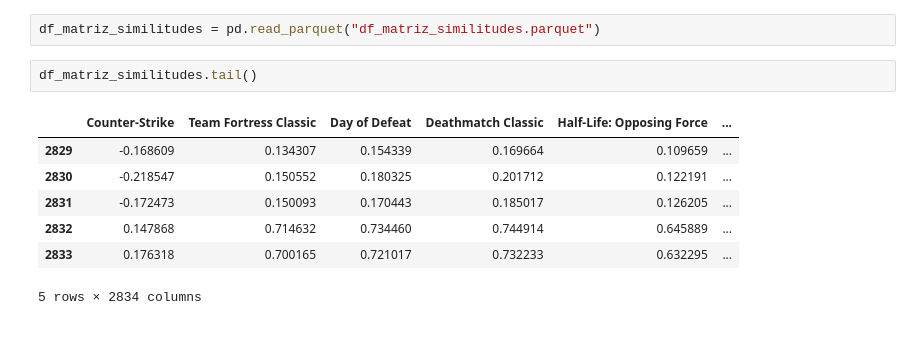
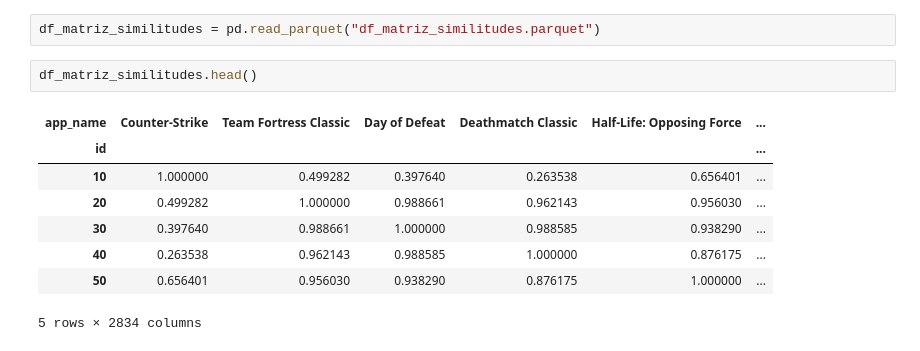
Before and after one commit to chelo1003/Henry_PI1_Steam, a Jupyter notebook: ML/ML_item-item.ipynb, the cells around one changed output. Cells and saved outputs as stored; diff of their text form.

```diff
--- a/ML/ML_item-item.ipynb
+++ b/ML/ML_item-item.ipynb
@@ -615,12 +615,13 @@ df_matriz_similitudes.to_parquet("df_matriz_similitudes.parquet")
 # %%
 df_matriz_similitudes = pd.read_parquet("df_matriz_similitudes.parquet")
 # %%
-df_matriz_similitudes.tail()
+df_matriz_similitudes.head()
 # %% [output]
-|  | Counter-Strike | Team Fortress Classic | Day of Defeat | Deathmatch Classic | Half-Life: Opposing Force | ... |
-| 2829 | -0.168609 | 0.134307 | 0.154339 | 0.169664 | 0.109659 | ... |
-| 2830 | -0.218547 | 0.150552 | 0.180325 | 0.201712 | 0.122191 | ... |
-| 2831 | -0.172473 | 0.150093 | 0.170443 | 0.185017 | 0.126205 | ... |
-| 2832 | 0.147868 | 0.714632 | 0.734460 | 0.744914 | 0.645889 | ... |
-| 2833 | 0.176318 | 0.700165 | 0.721017 | 0.732233 | 0.632295 | ... |
+| app_name | Counter-Strike | Team Fortress Classic | Day of Defeat | Deathmatch Classic | Half-Life: Opposing Force | ... |
+| id |  |  |  |  |  | ... |
+| 10 | 1.000000 | 0.499282 | 0.397640 | 0.263538 | 0.656401 | ... |
+| 20 | 0.499282 | 1.000000 | 0.988661 | 0.962143 | 0.956030 | ... |
+| 30 | 0.397640 | 0.988661 | 1.000000 | 0.988585 | 0.938290 | ... |
+| 40 | 0.263538 | 0.962143 | 0.988585 | 1.000000 | 0.876175 | ... |
+| 50 | 0.656401 | 0.956030 | 0.938290 | 0.876175 | 1.000000 | ... |
 5 rows × 2834 columns
```
Also changed, not shown: 3 other files.
